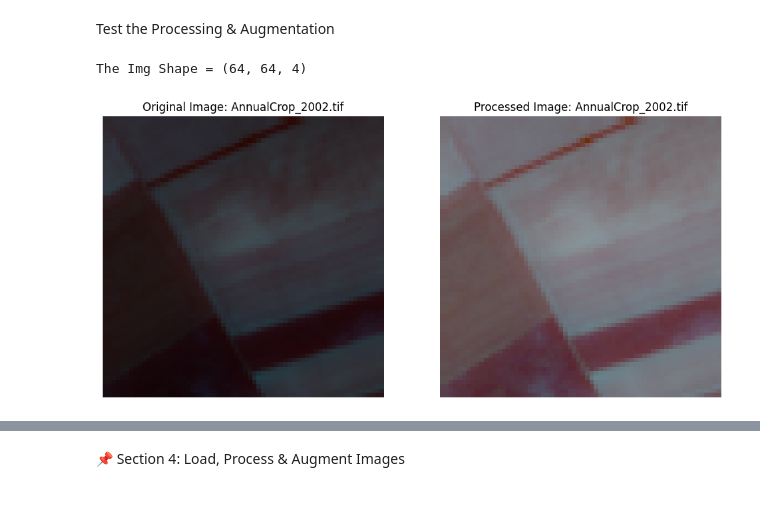
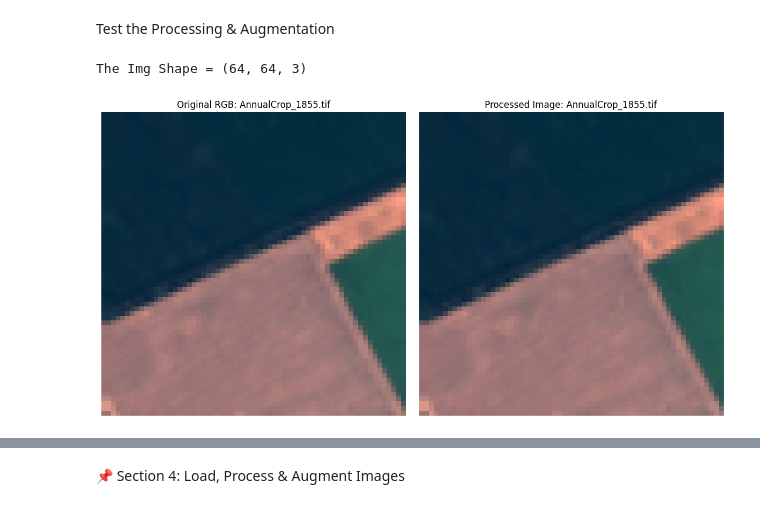
Before and after one commit to ahmed-hazem-1/DEPI-Project--Land-Type-Classification, a Jupyter notebook: 1st milestone/1st_Milestone.ipynb, the cells around one changed output, grey strips where cells are left out. Saved outputs shown, nothing was run; the diff lists cells and outputs as text; code cells hidden in the pictures.

```diff
--- a/1st milestone/1st_Milestone.ipynb
+++ b/1st milestone/1st_Milestone.ipynb
@@ -79,0 +114,2 @@ Load & Display an Image ✅ Load a sample image and check its properties.
+# %%
+Data_path='/content/drive/My Drive/DEPI/Data/Original_Data/EuroSAT_MS/'
@@ -172,11 +277,11 @@ def process_tiff_image(image_path):
         image = (image - image.min()) / (image.max() - image.min())
 
         # Apply gamma correction
-        gamma = 2.2
-        image = np.power(image, 1 / gamma)
+        # gamma = 2.2
+        # image = np.power(image, 1 / gamma)
 
         # Convert to 8-bit for visualization
-        image = (image * 255).astype(np.uint8)
+        # image = (image * 255).astype(np.uint8)
 
 
 
@@ -184,47 +289,55 @@ def process_tiff_image(image_path):
 
 
 #  Define Augmentation
-augmentation = A.Compose([
-    A.HorizontalFlip(p=0.5),
-    A.VerticalFlip(p=0.5),
-    A.RandomRotate90(p=1.0),
-    A.RandomBrightnessContrast(p=0.2),
-    A.Normalize(mean=(0, 0, 0), std=(1, 1, 1)),  # Normalize correctly
-])
+# augmentation = A.Compose([
+#     A.HorizontalFlip(p=0.5),
+#     A.VerticalFlip(p=0.5),
+#     A.RandomRotate90(p=1.0),
+#     A.RandomBrightnessContrast(p=0.2),
+#     A.Normalize(mean=(0, 0, 0), std=(1, 1, 1)),  # Normalize correctly
+# ])
 # %% [markdown]
 Test the Processing & Augmentation
 # %%
 
-sample_category = sorted(os.listdir(dataset_path))[0]
-sample_path = os.path.join(dataset_path, sample_category)
+# Define path to sample
+BANDS = [4, 3, 2]  # Sentinel-2: Red, Green, Blue (1-based indexing)
 
+sample_category = sorted(os.listdir(Data_path))[0]
+sample_path = os.path.join(Data_path, sample_category)
 
+# Pick the first .tif file
 sample_file = next(f for f in os.listdir(sample_path) if f.lower().endswith(".tif"))
 sample_image_path = os.path.join(sample_path, sample_file)
 
+# Read original RGB image
 with rasterio.open(sample_image_path) as src:
-    original_image = src.read(BANDS).astype(np.float32)
-    original_image = np.transpose(original_image, (1, 2, 0))  # Convert to (H, W, C)
-    original_image = (original_image - original_image.min()) / (original_image.max() - original_image.min())  # Normalize  to only plot the sample -------<>
+    original_image = src.read(BANDS).astype(np.float32)  # shape: (3, H, W)
+    original_image = np.transpose(original_image, (1, 2, 0))  # shape: (H, W, 3)
+    original_image = (original_image - original_image.min()) / (original_image.max() - original_image.min())
 
+# Assume you already defined your `process_tiff_image` function
 processed_image = process_tiff_image(sample_image_path)
 print(f'The Img Shape = {processed_image.shape}')
 
+# Plotting the true color image (original vs processed)
 plt.figure(figsize=(12, 6))
+
 plt.subplot(1, 2, 1)
-plt.imshow(original_image[:, :, :3])
+plt.imshow(original_image)
 plt.axis("off")
-plt.title(f"Original Image: {sample_file}")
+plt.title(f"Original RGB: {sample_file}")
 
 plt.subplot(1, 2, 2)
 plt.imshow(processed_image[:, :, :3])
 plt.axis("off")
 plt.title(f"Processed Image: {sample_file}")
 
+plt.tight_layout()
 plt.show()
 # %% [output]
-The Img Shape = (64, 64, 4)
+The Img Shape = (64, 64, 3)
-[figure, old version]
+[figure, new version]
 # %%
 # Apply augmentation
 augmented = augmentation(image=processed_image)["image"]
```
Also changed, not shown: parts of 16 cells of this notebook.
